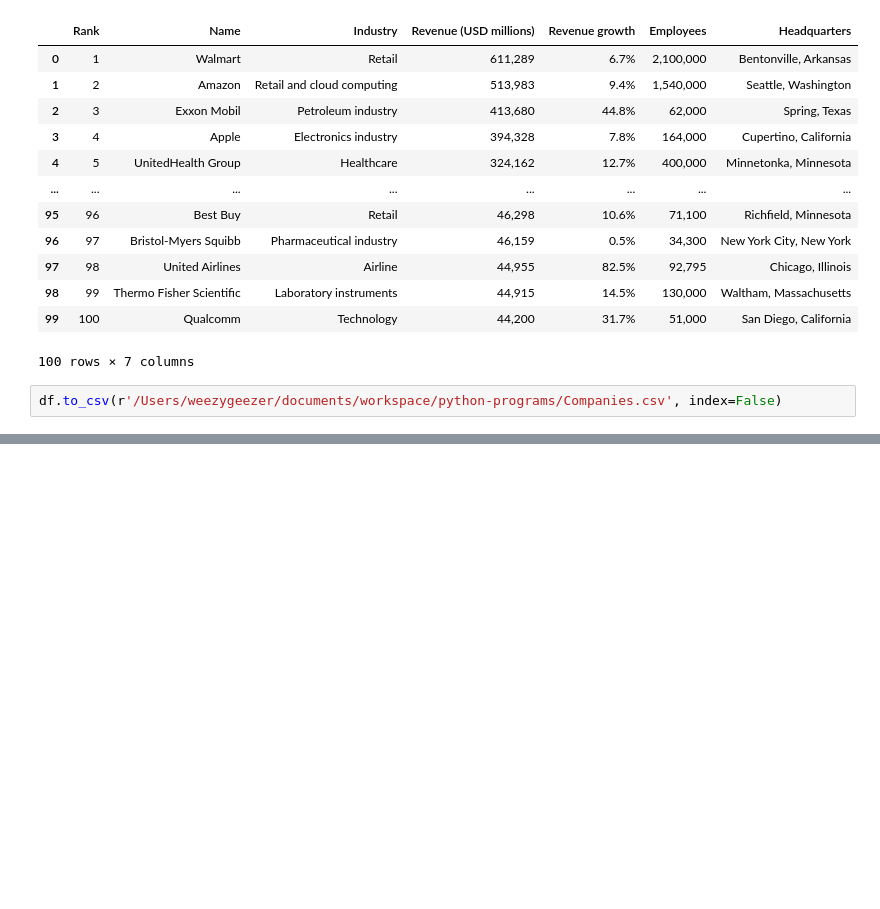
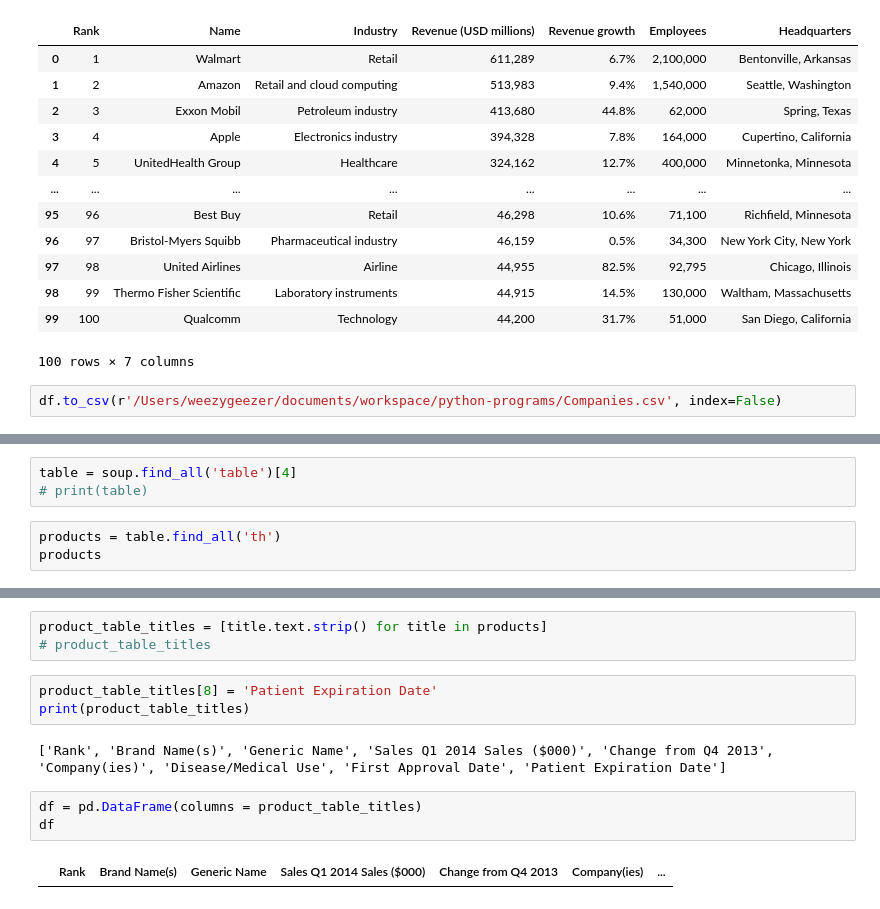
Before and after one commit to weezymatt/text-scrapbook, a Jupyter notebook: scrapingwiki.ipynb, the cells around one changed output, grey strips where cells are left out. Drawn from its saved outputs; the diff is of its cells as text; blank space fills up the shorter version.

```diff
--- a/scrapingwiki.ipynb
+++ b/scrapingwiki.ipynb
@@ -116,0 +122,6 @@ df.to_csv(r'/Users/weezygeezer/documents/workspace/python-programs/Companies.csv
+# %%
+table = soup.find_all('table')[4]
+# print(table)
+# %%
+products = table.find_all('th')
+products
@@ -116,0 +139,13 @@ df.to_csv(r'/Users/weezygeezer/documents/workspace/python-programs/Companies.csv
+# %%
+product_table_titles = [title.text.strip() for title in products]
+# product_table_titles
+# %%
+product_table_titles[8] = 'Patient Expiration Date'
+print(product_table_titles)
+# %% [output]
+['Rank', 'Brand Name(s)', 'Generic Name', 'Sales Q1 2014 Sales ($000)', 'Change from Q4 2013', 'Company(ies)', 'Disease/Medical Use', 'First Approval Date', 'Patient Expiration Date']
+# %%
+df = pd.DataFrame(columns = product_table_titles)
+df
+# %% [output]
+|  | Rank | Brand Name(s) | Generic Name | Sales Q1 2014 Sales ($000) | Change from Q4 2013 | Company(ies) | ... |
```
Also changed, not shown: parts of 8 cells of this notebook.
